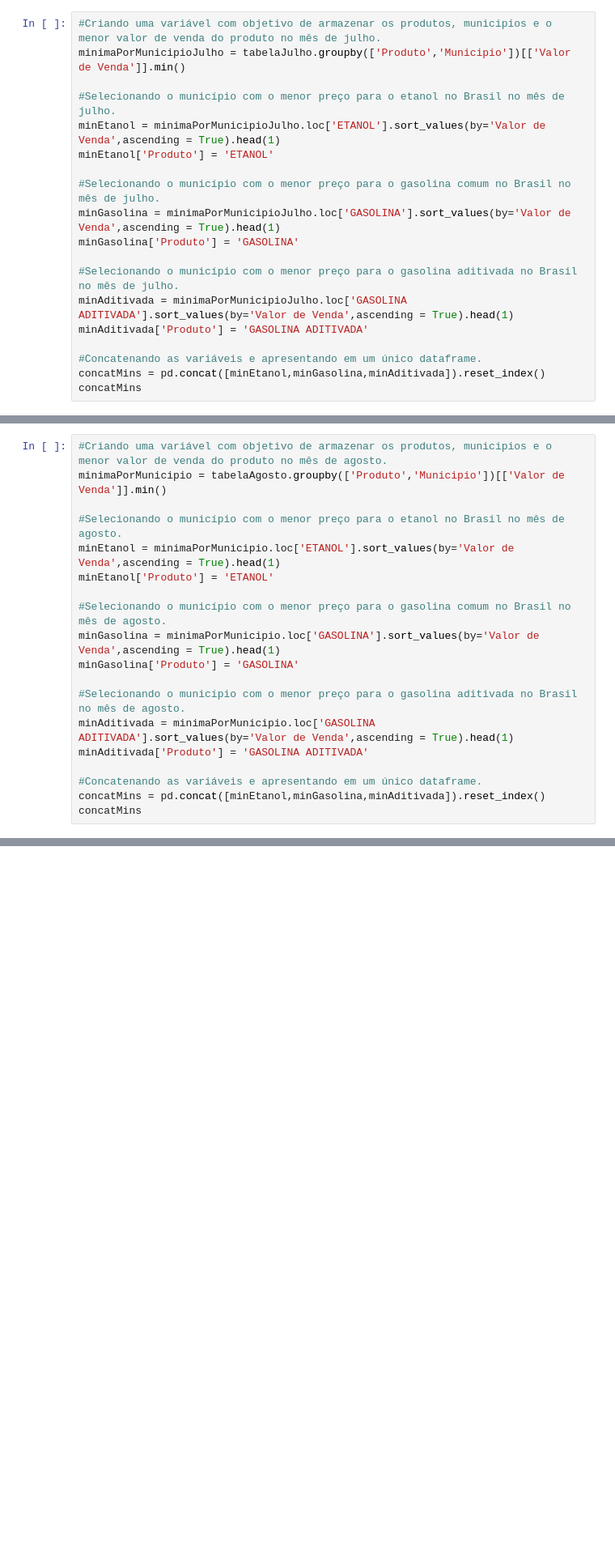
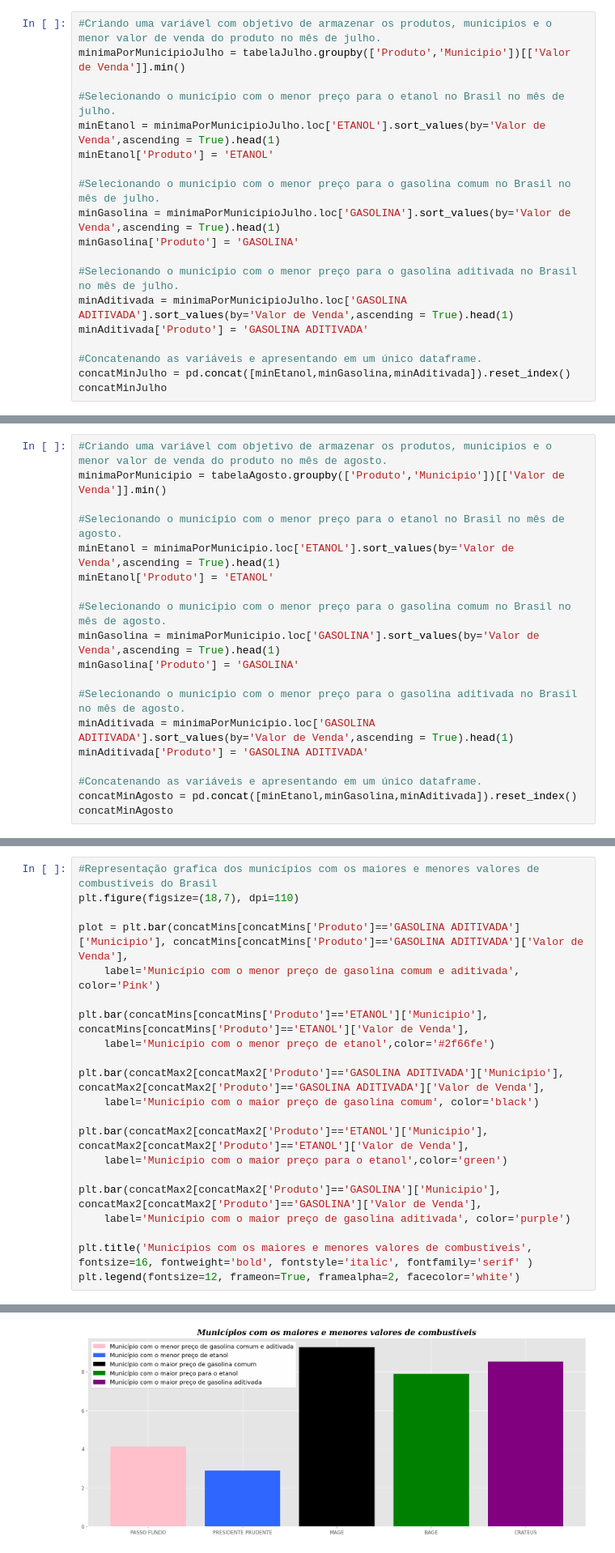
Before and after one commit to joaorosa2/analise_combustiveis_brasil, a Jupyter notebook: ProjetoM4.ipynb, the cells around one changed output, grey strips where cells are left out. Shown: that part at 81% size. Drawn from its saved outputs; the diff is of its cells as text; blank space fills up the shorter version.

```diff
--- a/ProjetoM4.ipynb
+++ b/ProjetoM4.ipynb
@@ -436,8 +580,8 @@ minAditivada = minimaPorMunicipioJulho.loc['GASOLINA ADITIVADA'].sort_values(by=
 minAditivada['Produto'] = 'GASOLINA ADITIVADA'
 
 #Concatenando as variáveis e apresentando em um único dataframe.
-concatMins = pd.concat([minEtanol,minGasolina,minAditivada]).reset_index()
-concatMins
+concatMinJulho = pd.concat([minEtanol,minGasolina,minAditivada]).reset_index()
+concatMinJulho
 # %% [output]
 |  | Municipio | Valor de Venda | Produto |
 | 0 | PASSOS | 3.39 | ETANOL |
@@ -462,5 +606,5 @@ minAditivada = minimaPorMunicipio.loc['GASOLINA ADITIVADA'].sort_values(by='Valo
 minAditivada['Produto'] = 'GASOLINA ADITIVADA'
 
 #Concatenando as variáveis e apresentando em um único dataframe.
-concatMins = pd.concat([minEtanol,minGasolina,minAditivada]).reset_index()
-concatMins
+concatMinAgosto = pd.concat([minEtanol,minGasolina,minAditivada]).reset_index()
+concatMinAgosto
@@ -473,0 +625,22 @@ correlacao
+# %%
+#Representação grafica dos municípios com os maiores e menores valores de combustíveis do Brasil
+plt.figure(figsize=(18,7), dpi=110)
+
+plot = plt.bar(concatMins[concatMins['Produto']=='GASOLINA ADITIVADA']['Municipio'], concatMins[concatMins['Produto']=='GASOLINA ADITIVADA']['Valor de Venda'],
+    label='Município com o menor preço de gasolina comum e aditivada', color='Pink')
+
+plt.bar(concatMins[concatMins['Produto']=='ETANOL']['Municipio'], concatMins[concatMins['Produto']=='ETANOL']['Valor de Venda'],
+    label='Município com o menor preço de etanol',color='#2f66fe')
+
+plt.bar(concatMax2[concatMax2['Produto']=='GASOLINA ADITIVADA']['Municipio'], concatMax2[concatMax2['Produto']=='GASOLINA ADITIVADA']['Valor de Venda'],
+    label='Município com o maior preço de gasolina comum', color='black')
+
+plt.bar(concatMax2[concatMax2['Produto']=='ETANOL']['Municipio'], concatMax2[concatMax2['Produto']=='ETANOL']['Valor de Venda'],
+    label='Município com o maior preço para o etanol',color='green')
+
+plt.bar(concatMax2[concatMax2['Produto']=='GASOLINA']['Municipio'], concatMax2[concatMax2['Produto']=='GASOLINA']['Valor de Venda'],
+    label='Município com o maior preço de gasolina aditivada', color='purple')
+
+plt.title('Municípios com os maiores e menores valores de combustíveis', fontsize=16, fontweight='bold', fontstyle='italic', fontfamily='serif' )
+plt.legend(fontsize=12, frameon=True, framealpha=2, facecolor='white')
+# %% [output]
@@ -474,3 +648,4 @@ correlacao
+[figure, added]
 # %% [markdown]
 
 #<font color = orange> 6 - Qual o município que possui o maior preço para a gasolina e para o etanol?
```
Also changed, not shown: parts of 40 cells of this notebook.
